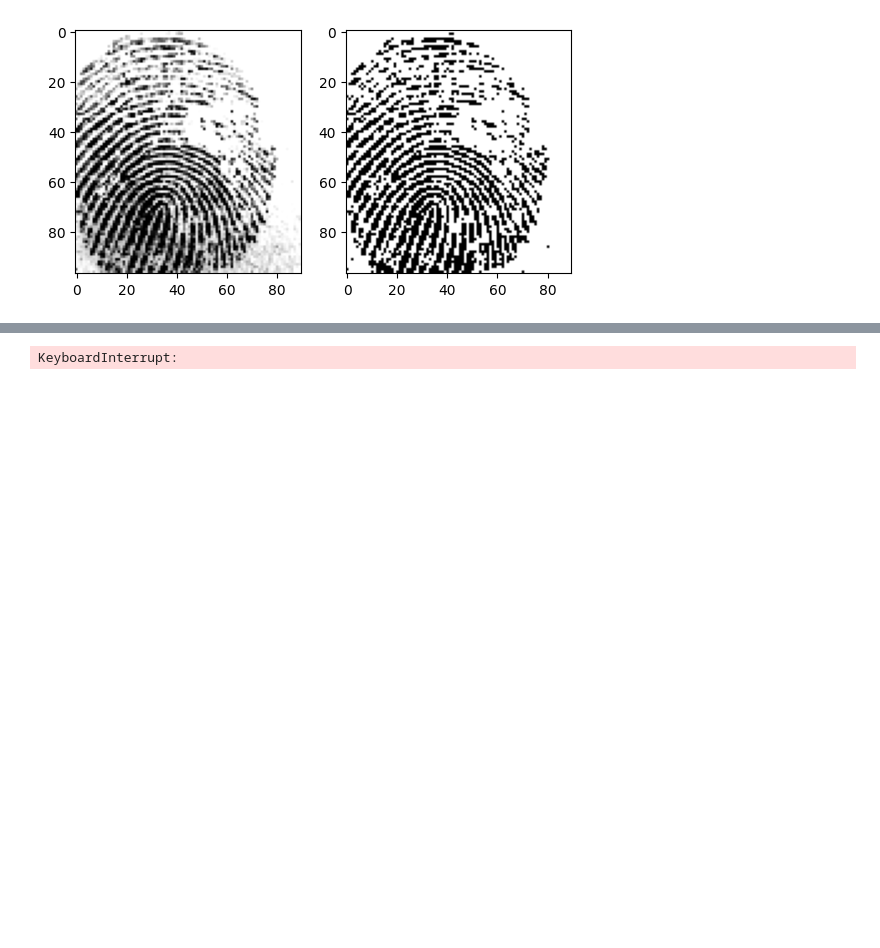
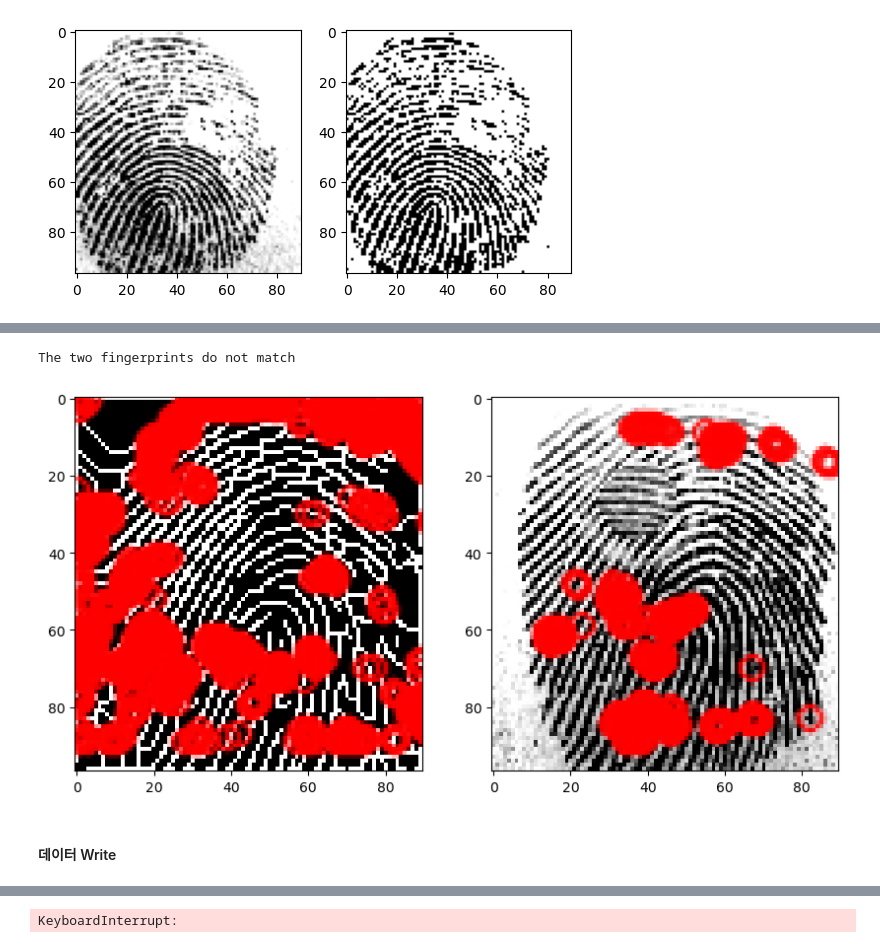
Before and after one commit to HanWoongRyu/study_fingerprint, a Jupyter notebook: DataEDA.ipynb, the cells around one changed output, grey strips where cells are left out. Saved outputs shown, nothing was run; the diff lists cells and outputs as text; code cells hidden in the pictures; blank space fills up the shorter version.

Commit message:
feature extract

```diff
--- a/DataEDA.ipynb
+++ b/DataEDA.ipynb
@@ -336,0 +474,2 @@ axes[1].set_title = 'dst'
+# %%
+test = fingerprint_pipeline(gt_images)
@@ -336,0 +597,54 @@ axes[1].set_title = 'dst'
+# %%
+import matplotlib.pyplot as plt
+
+# Feature extraction: extract minutiae points
+def extract_minutiae(img):
+    # Thinning the image using Zhang-Suen algorithm
+    # Detect minutiae points using a Harris corner detector
+    corners = cv2.cornerHarris(img, 5, 3, 0.04)
+    corners_norm = cv2.normalize(corners, None, alpha=0, beta=255, norm_type=cv2.NORM_MINMAX, dtype=cv2.CV_8U)
+    _, corners_thresh = cv2.threshold(corners_norm, 128, 255, cv2.THRESH_BINARY)
+
+    # Convert the coordinates of the detected points to a numpy array
+    points = np.argwhere(corners_thresh == 255).astype(np.float32)
+
+    # Visualize the detected points on the image
+    keypoints = [cv2.KeyPoint(x, y, 1) for x, y in points]
+    img_with_keypoints = cv2.drawKeypoints(img, keypoints, None, (0, 0, 255), cv2.DrawMatchesFlags_DEFAULT)
+
+    return points, img_with_keypoints
+
+# Extract the minutiae points and visualize them on both images
+minutiae1, img1_with_keypoints = extract_minutiae(test[0])
+minutiae2, img2_with_keypoints = extract_minutiae(altered_easy_images[0])
+
+# Feature comparison: calculate the Euclidean distance between corresponding points
+def match_minutiae(minutiae1, minutiae2):
+    distances = []
+    for point1 in minutiae1:
+        best_distance = float('inf')
+        for point2 in minutiae2:
+            distance = np.linalg.norm(point1 - point2)
+            if distance < best_distance:
+                best_distance = distance
+        distances.append(best_distance)
+    return np.mean(distances)
+
+# Compare the two fingerprints using the Euclidean distance
+distance = match_minutiae(minutiae1, minutiae2)
+
+# Matching decision: check if the distance is within a certain threshold
+threshold = 10.0
+if distance < threshold:
+    print('The two fingerprints match')
+else:
+    print('The two fingerprints do not match')
+
+# Display the images with keypoints using matplotlib
+fig, ax = plt.subplots(1, 2, figsize=(10,10))
+ax[0].imshow(cv2.cvtColor(img1_with_keypoints, cv2.COLOR_BGR2RGB))
+ax[1].imshow(cv2.cvtColor(img2_with_keypoints, cv2.COLOR_BGR2RGB))
+plt.show()
+# %% [output]
+The two fingerprints do not match
+[figure, added]
@@ -337,3 +733,5 @@ axes[1].set_title = 'dst'
+# %% [markdown]
+#### 데이터 Write
 # %%
 def otsu_binarization(img):
     src = img
```
Also changed, not shown: parts of 29 cells of this notebook, 4 other files.
